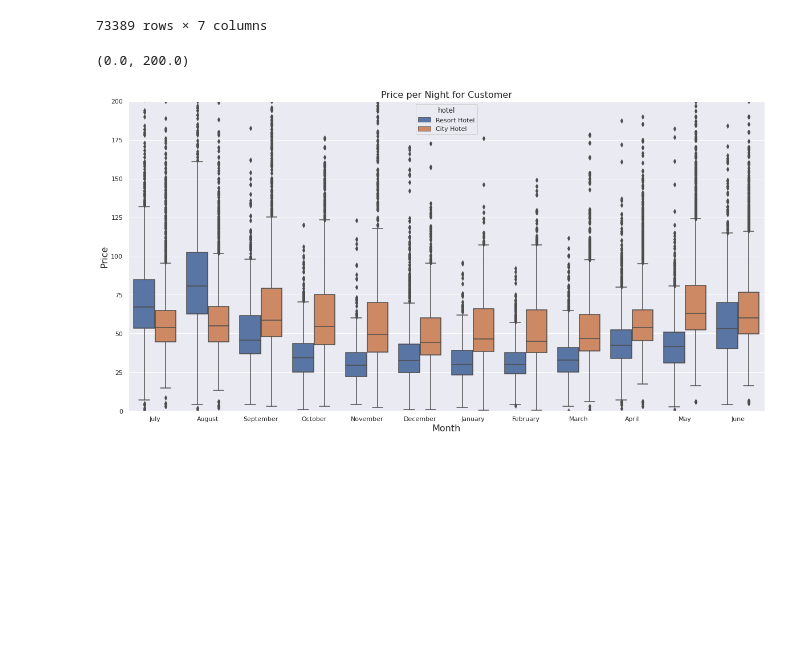
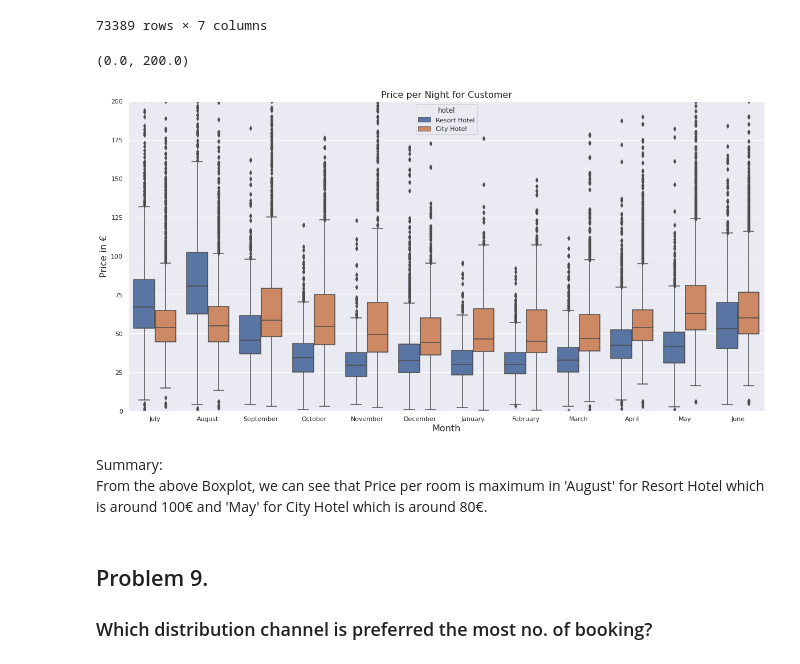
Before and after one commit to kanishquetyagi/Hotel_Booking_Analysis, a Jupyter notebook: Hotel_Booking_Analysis_Capstone_Project.ipynb, the cells around one changed output. Saved outputs shown, nothing was run; the diff lists cells and outputs as text; code cells hidden in the pictures; blank space fills up the shorter version.

```diff
--- a/Hotel_Booking_Analysis_Capstone_Project.ipynb
+++ b/Hotel_Booking_Analysis_Capstone_Project.ipynb
@@ -474,10 +520,16 @@ df_hotel_customer
 # %%
 plt.figure(figsize=(20,10))
 sns.boxplot(x="arrival_date_month",y="price_per_night",hue="hotel",data=df_hotel_customer)
 plt.title("Price per Night for Customer", fontsize=16)
 plt.xlabel("Month", fontsize=16)
-plt.ylabel("Price", fontsize=16)
+plt.ylabel("Price in €", fontsize=16)
 plt.ylim(0, 200)
 # %% [output]
 (0.0, 200.0)
-[figure, old version]
+[figure, new version]
+# %% [markdown]
+Summary:<br>
+From the above Boxplot, we can see that Price per room is maximum in 'August' for Resort Hotel which is around 100€ and 'May' for City Hotel which is around 80€.
+# %% [markdown]
+# <h2>Problem 9.</h2>
+<h3>Which distribution channel is preferred the most no. of booking?</h3>
```
Also changed, not shown: parts of 23 cells of this notebook.
